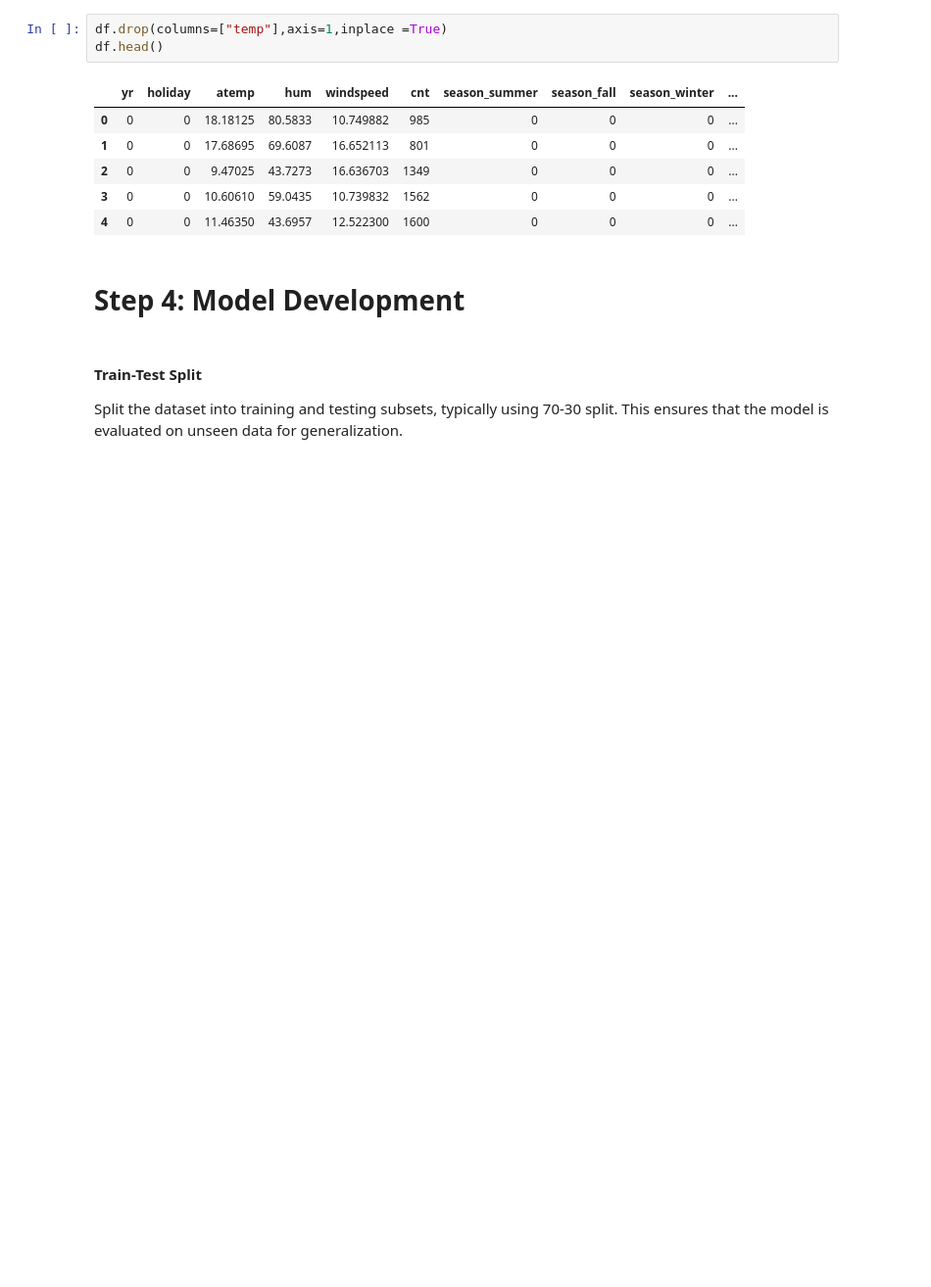
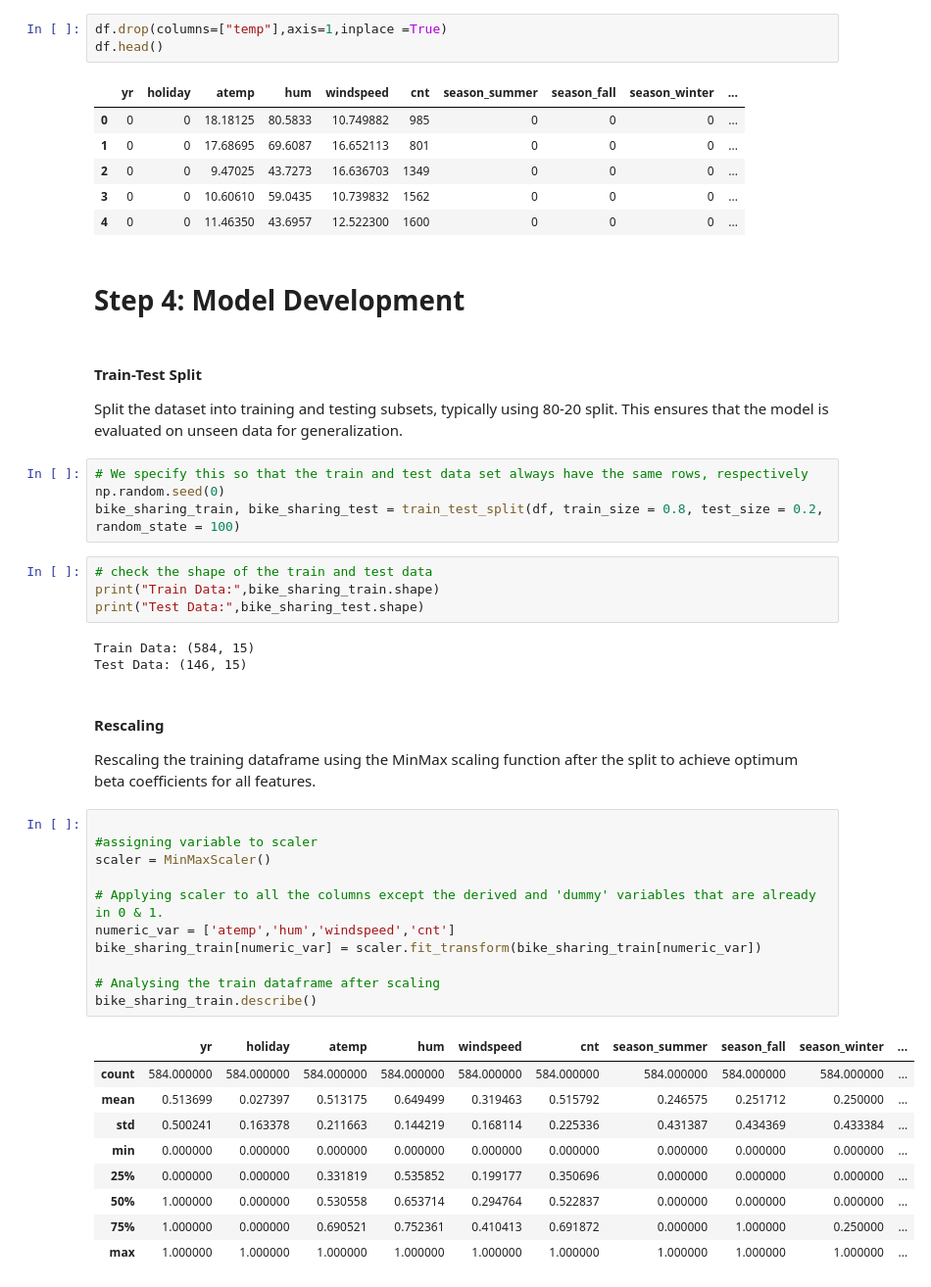
Before and after one commit to andysharma1997/bike_share_analysis_lr, a Jupyter notebook: shubham.ipynb, the cells around one changed output. Shown: that part at 98% size. Saved outputs shown, nothing was run; the diff lists cells and outputs as text; blank space fills up the shorter version.

Commit message:
feat: started model creating

```diff
--- a/shubham.ipynb
+++ b/shubham.ipynb
@@ -335,4 +343,39 @@ df.head()
 # Step 4: Model Development<a class="anchor" id="model_devlopment"></a>
 # %% [markdown]
 #### Train-Test Split<a class="anchor" id="data_splitting"></a>
-Split the dataset into training and testing subsets, typically using 70-30 split. This ensures that the model is evaluated on unseen data for generalization.
+Split the dataset into training and testing subsets, typically using 80-20 split. This ensures that the model is evaluated on unseen data for generalization.
+# %%
+# We specify this so that the train and test data set always have the same rows, respectively
+np.random.seed(0)
+bike_sharing_train, bike_sharing_test = train_test_split(df, train_size = 0.8, test_size = 0.2, random_state = 100)
+# %%
+# check the shape of the train and test data
+print("Train Data:",bike_sharing_train.shape)
+print("Test Data:",bike_sharing_test.shape)
+# %% [output]
+Train Data: (584, 15)
+Test Data: (146, 15)
+# %% [markdown]
+#### Rescaling<a class="anchor" id="rescale"></a>
+Rescaling the training dataframe using the MinMax scaling function after the split to achieve optimum beta coefficients for all features.
+# %%
+
+#assigning variable to scaler
+scaler = MinMaxScaler()
+
+# Applying scaler to all the columns except the derived and 'dummy' variables that are already in 0 & 1.
+numeric_var = ['atemp','hum','windspeed','cnt']
+bike_sharing_train[numeric_var] = scaler.fit_transform(bike_sharing_train[numeric_var])
+
+# Analysing the train dataframe after scaling
+bike_sharing_train.describe()
+# %% [output]
+|  | yr | holiday | atemp | hum | windspeed | cnt | season_summer | season_fall | season_winter | ... |
+| count | 584.000000 | 584.000000 | 584.000000 | 584.000000 | 584.000000 | 584.000000 | 584.000000 | 584.000000 | 584.000000 | ... |
+| mean | 0.513699 | 0.027397 | 0.513175 | 0.649499 | 0.319463 | 0.515792 | 0.246575 | 0.251712 | 0.250000 | ... |
+| std | 0.500241 | 0.163378 | 0.211663 | 0.144219 | 0.168114 | 0.225336 | 0.431387 | 0.434369 | 0.433384 | ... |
+| min | 0.000000 | 0.000000 | 0.000000 | 0.000000 | 0.000000 | 0.000000 | 0.000000 | 0.000000 | 0.000000 | ... |
+| 25% | 0.000000 | 0.000000 | 0.331819 | 0.535852 | 0.199177 | 0.350696 | 0.000000 | 0.000000 | 0.000000 | ... |
+| 50% | 1.000000 | 0.000000 | 0.530558 | 0.653714 | 0.294764 | 0.522837 | 0.000000 | 0.000000 | 0.000000 | ... |
+| 75% | 1.000000 | 0.000000 | 0.690521 | 0.752361 | 0.410413 | 0.691872 | 0.000000 | 1.000000 | 0.250000 | ... |
+| max | 1.000000 | 1.000000 | 1.000000 | 1.000000 | 1.000000 | 1.000000 | 1.000000 | 1.000000 | 1.000000 | ... |
```
Also changed, not shown: parts of 17 cells of this notebook.
